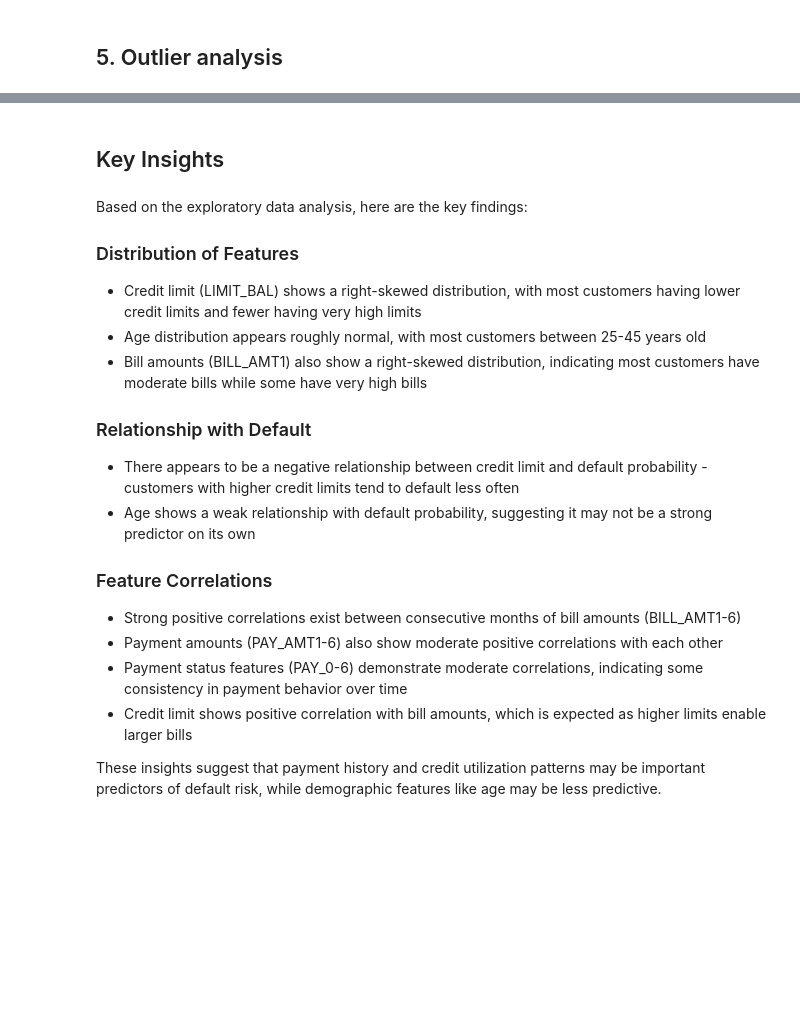
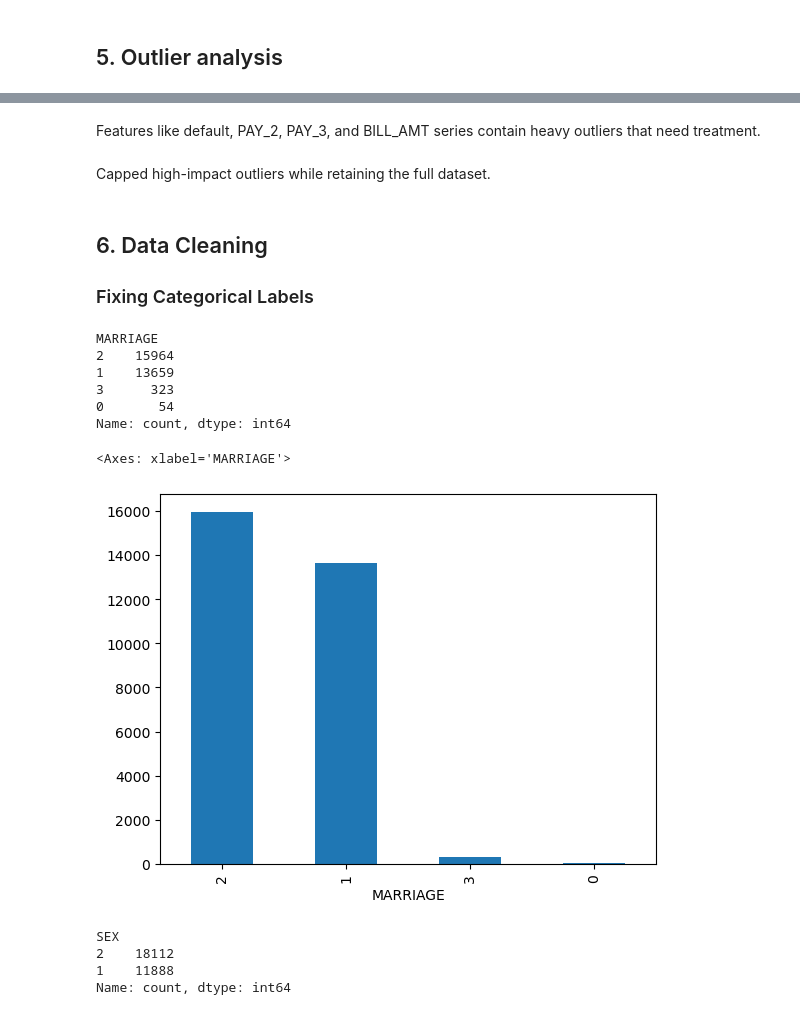
Before and after one commit to SANDIEGOAI/Credit_Card_Default, a Jupyter notebook: notebooks/03_exploratory_data_analysis.ipynb, the cells around one changed output, grey strips where cells are left out. Saved outputs shown, nothing was run; the diff lists cells and outputs as text; code cells hidden in the pictures; blank space fills up the shorter version.

```diff
--- a/notebooks/03_exploratory_data_analysis.ipynb
+++ b/notebooks/03_exploratory_data_analysis.ipynb
@@ -176,21 +90,34 @@ max    17032.00  17450.00  16878.00  15164.00  15385.00  15607.00
-# %% [markdown]
-## Key Insights
-# %% [markdown]
-Based on the exploratory data analysis, here are the key findings:
-
-### Distribution of Features
-- Credit limit (LIMIT_BAL) shows a right-skewed distribution, with most customers having lower credit limits and fewer having very high limits
-- Age distribution appears roughly normal, with most customers between 25-45 years old
-- Bill amounts (BILL_AMT1) also show a right-skewed distribution, indicating most customers have moderate bills while some have very high bills
-
-### Relationship with Default
-- There appears to be a negative relationship between credit limit and default probability - customers with higher credit limits tend to default less often
-- Age shows a weak relationship with default probability, suggesting it may not be a strong predictor on its own
-
-### Feature Correlations
-- Strong positive correlations exist between consecutive months of bill amounts (BILL_AMT1-6)
-- Payment amounts (PAY_AMT1-6) also show moderate positive correlations with each other
-- Payment status features (PAY_0-6) demonstrate moderate correlations, indicating some consistency in payment behavior over time
-- Credit limit shows positive correlation with bill amounts, which is expected as higher limits enable larger bills
-
-These insights suggest that payment history and credit utilization patterns may be important predictors of default risk, while demographic features like age may be less predictive.
+# %% [markdown]
+Features like default, PAY_2, PAY_3, and BILL_AMT series contain heavy outliers that need treatment.
+# %%
+cols_to_cap = ['BILL_AMT1', 'BILL_AMT2', 'BILL_AMT3', 'BILL_AMT4',
+               'BILL_AMT5', 'BILL_AMT6', 'PAY_AMT1', 'PAY_AMT2',
+               'PAY_AMT3', 'PAY_AMT4', 'PAY_AMT5', 'PAY_AMT6']
+
+for col in cols_to_cap:
+    Q1 = df[col].quantile(0.25)
+    Q3 = df[col].quantile(0.75)
+    IQR = Q3 - Q1
+    lower = Q1 - 3 * IQR
+    upper = Q3 + 3 * IQR
+    df[col] = df[col].clip(lower=lower, upper=upper)
+# %% [markdown]
+Capped high-impact outliers while retaining the full dataset.
+# %% [markdown]
+## 6. Data Cleaning
+
+### Fixing Categorical Labels
+# %%
+df['MARRIAGE'].value_counts()
+# %% [output]
+MARRIAGE
+2    15964
+1    13659
+3      323
+0       54
+Name: count, dtype: int64
+# %%
+df.MARRIAGE.value_counts().plot(kind = 'bar')
+# %% [output]
+<Axes: xlabel='MARRIAGE'>
+[figure, added]
@@ -196,0 +127,7 @@ These insights suggest that payment history and credit utilization patterns may
+# %%
+df.SEX.value_counts()
+# %% [output]
+SEX
+2    18112
+1    11888
+Name: count, dtype: int64
```
Also changed, not shown: parts of 44 cells of this notebook, 5 other files.
